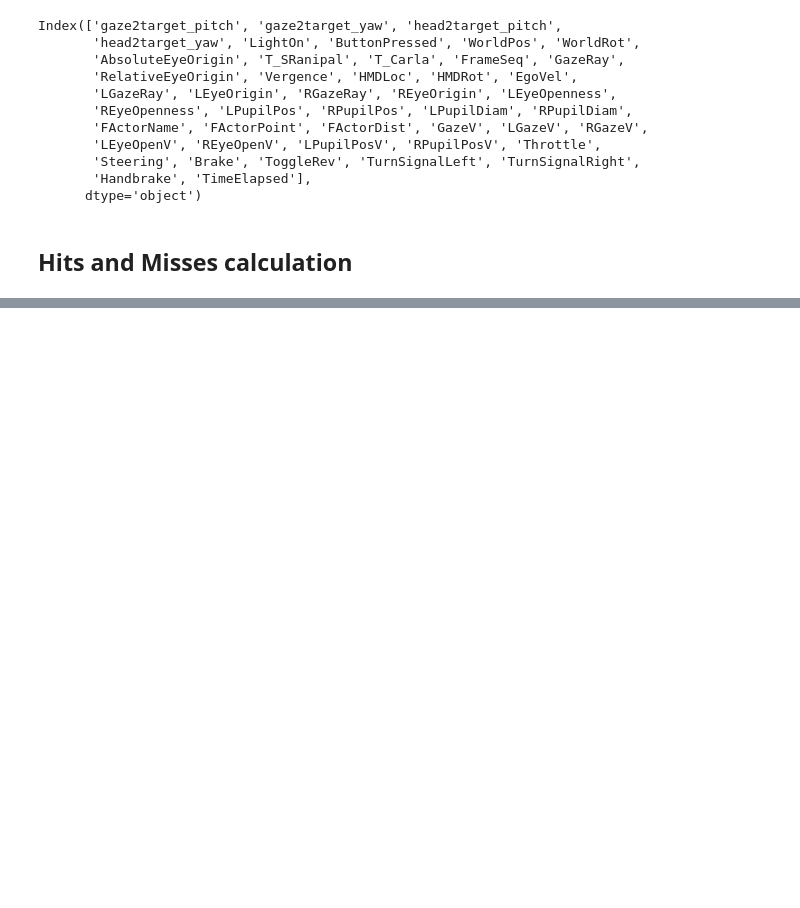
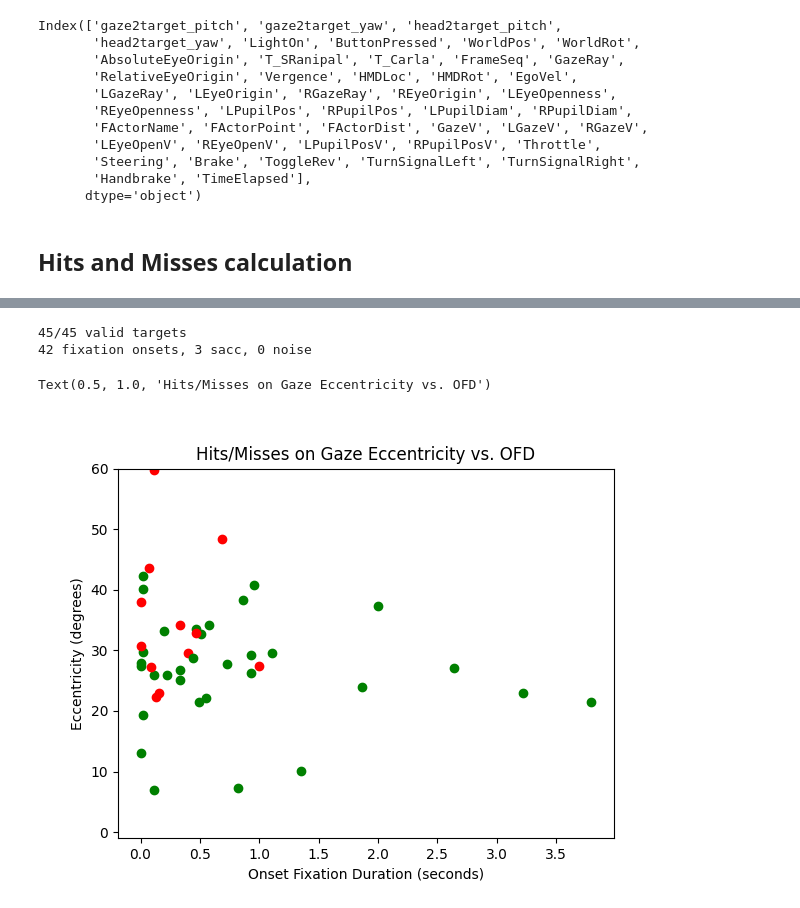
Before and after one commit to HARPLab/dreyevr_recording_analyzer, a Jupyter notebook: periph_recording_analyser.ipynb, the cells around one changed output, grey strips where cells are left out. Saved outputs shown, nothing was run; the diff lists cells and outputs as text; code cells hidden in the pictures; blank space fills up the shorter version.

```diff
--- a/periph_recording_analyser.ipynb
+++ b/periph_recording_analyser.ipynb
@@ -210,19 +236,14 @@ RgazeRaySplitDF['confidence'] = df1["REyeOpenV"].astype(int) # remove all gazes
-# %%
-pdGaze = pd.DataFrame(gazeRaySplitDF, columns = ['x','y','z']) #.convert_dtypes()
-pdGaze['timestamp'] = df1["TimeElapsed"]
-pdGaze['confidence'] = (df1["LEyeOpenV"]*df1["REyeOpenV"]).astype(int)
-
-velL = EyeClassifier.preprocess(LgazeRaySplitDF)
-velL.velocity = velL.velocity.astype(float)
-velR = EyeClassifier.preprocess(RgazeRaySplitDF)
-velR.velocity = velR.velocity.astype(float)
 # %%
 model = EyeClassifier()
 model.fit(eyes=(velL, velR))
 # %%
 labels, indiv_labels = model.predict(eyes=(velL, velR))
-print(labels)
-labels_np = labels.to_numpy()
-labels_np = labels_np[1::2] # remove duplicates
+# print(labels)
+# 0- fix, 1- sac, -1 -> noise
+labels_unique = labels[1::2]
+labels_unique.index = np.arange(1, len(labels_unique) + 1) # start index from 1 instead of 0
+labels_np = labels_unique.to_numpy()
 print("labels_np.shape: ", labels_np.shape)
+# add the labels to the original df:
+recdf_with_labels = df2.join(labels_unique["label"])
 # %% [output]
@@ -244,0 +272,60 @@ labels_np.shape:  (8234, 5)
+# %%
+# target tuples, go back and find labels
+saccade_onsets = 0
+fixation_onsets = 0
+noise_onsets = 0
+
+fig, ax = plt.subplots()
+graph_tuples = []
+
+for target_tuple in hits_and_misses:
+    # for either hit or miss, go back and find the ofd
+    # check if you're in a fixation rn
+    if target_tuple[0].GazeV==0: # check gaze validity
+        continue
+    target_locindf = target_tuple[0].name
+    onset_gaze_event = recdf_with_labels.loc[target_locindf].label
+
+    OFD = 0
+
+    if onset_gaze_event == 0:
+        fixation_onsets += 1
+        # go back and look at when this current fixation ends
+        # labels going back from current gaze
+        labels_upto_curr = recdf_with_labels.loc[target_locindf::-1].label
+        np.diff(labels_upto_curr)
+        labels_upto_curr = recdf_with_labels.loc[target_locindf::-1].label
+        label_diff = np.diff(labels_upto_curr)!=0
+        first_fixation_idx = target_locindf - np.argmax(label_diff)
+        OFD = recdf_with_labels.loc[target_locindf].TimeElapsed -\
+                recdf_with_labels.loc[first_fixation_idx].TimeElapsed
+
+        eccentricity = np.linalg.norm([recdf_with_labels.loc[target_locindf].gaze2target_pitch,
+                                      recdf_with_labels.loc[target_locindf].gaze2target_yaw])*180/np.pi
+        ax.scatter(OFD, eccentricity, c='r' if target_tuple[1] is False else 'g')
+        graph_tuples += (OFD, eccentricity, target_tuple[1] is False)
+    elif onset_gaze_event == 1:
+        saccade_onsets += 1
+        OFD = 0
+        eccentricity = np.linalg.norm([recdf_with_labels.loc[target_locindf].gaze2target_pitch,
+                                      recdf_with_labels.loc[target_locindf].gaze2target_yaw])*180/np.pi
+        ax.scatter(OFD, eccentricity, c='r' if target_tuple[1] is False else 'g')
+        graph_tuples += (OFD, eccentricity, target_tuple[1] is False)
+    else:
+        noise_onsets += 1
+    # print(target_locindf, OFD)
+print("{}/{} valid targets".format(
+        fixation_onsets+saccade_onsets+noise_onsets,
+        len(hits_and_misses)))
+print("{} fixation onsets, {} sacc, {} noise".format(fixation_onsets, saccade_onsets, noise_onsets))
+
+#plt.xlim(0, )
+ax.set_ylim(-1, 60)
+ax.set_xlabel("Onset Fixation Duration (seconds)")
+ax.set_ylabel("Eccentricity (degrees)")
+ax.set_title("Hits/Misses on Gaze Eccentricity vs. OFD")
+# %% [output]
+45/45 valid targets
+42 fixation onsets, 3 sacc, 0 noise
+Text(0.5, 1.0, 'Hits/Misses on Gaze Eccentricity vs. OFD')
+[figure, added]
```
Also changed, not shown: parts of 23 cells of this notebook, 1 other file.
